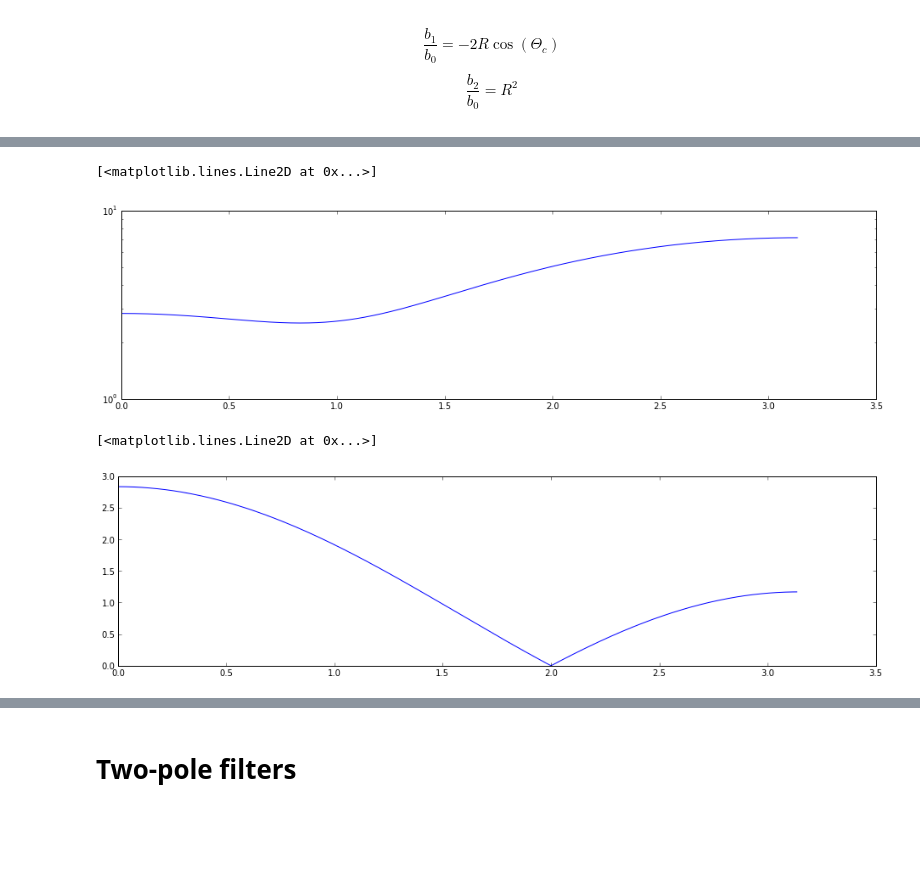
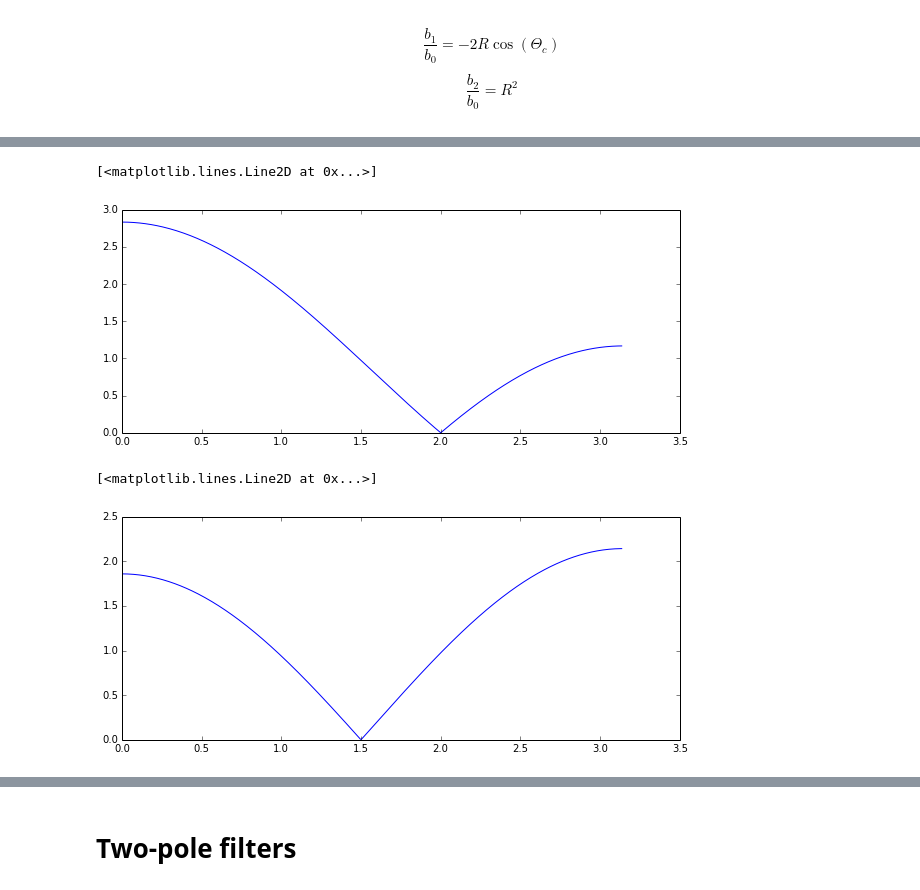
Before and after one commit to mantaraya36/201A-ipython, a Jupyter notebook: Audio Filters.ipynb, the cells around one changed output, grey strips where cells are left out. Cells and saved outputs as stored; diff of their text form; code cells hidden in the pictures; blank space fills up the shorter version.

```diff
--- a/Audio Filters.ipynb
+++ b/Audio Filters.ipynb
@@ -318,23 +329,25 @@ $$\frac{b_2}{b_0} = R^2$$
 # %%
-R = 2
-b = [1, -2*R*cos(1.0), R**2]
+R = 1
+theta_c = 2.0
+b = [1, -2*R*cos(theta_c), R**2]
 a = [1]
 
 frq, resp = freqz(b,a)
-semilogy(frq, abs(resp))
+plot(frq, abs(resp))
 # %% [output]
 [<matplotlib.lines.Line2D at 0x...>]
-[figure, old version]
+[figure, new version]
 # %%
 R = 1
-b = [1, -2*R*cos(2.0), R**2]
+theta_c = 1.5
+b = [1, -2*R*cos(theta_c), R**2]
 a = [1]
 
 frq, resp = freqz(b,a)
 plot(frq, abs(resp))
 # %% [output]
 [<matplotlib.lines.Line2D at 0x...>]
-[figure, old version]
+[figure, new version]
 # %%
 PoleZeroPlot(b,a)
 # %% [output]
```
Also changed, not shown: parts of 50 cells of this notebook, 1 other file.
